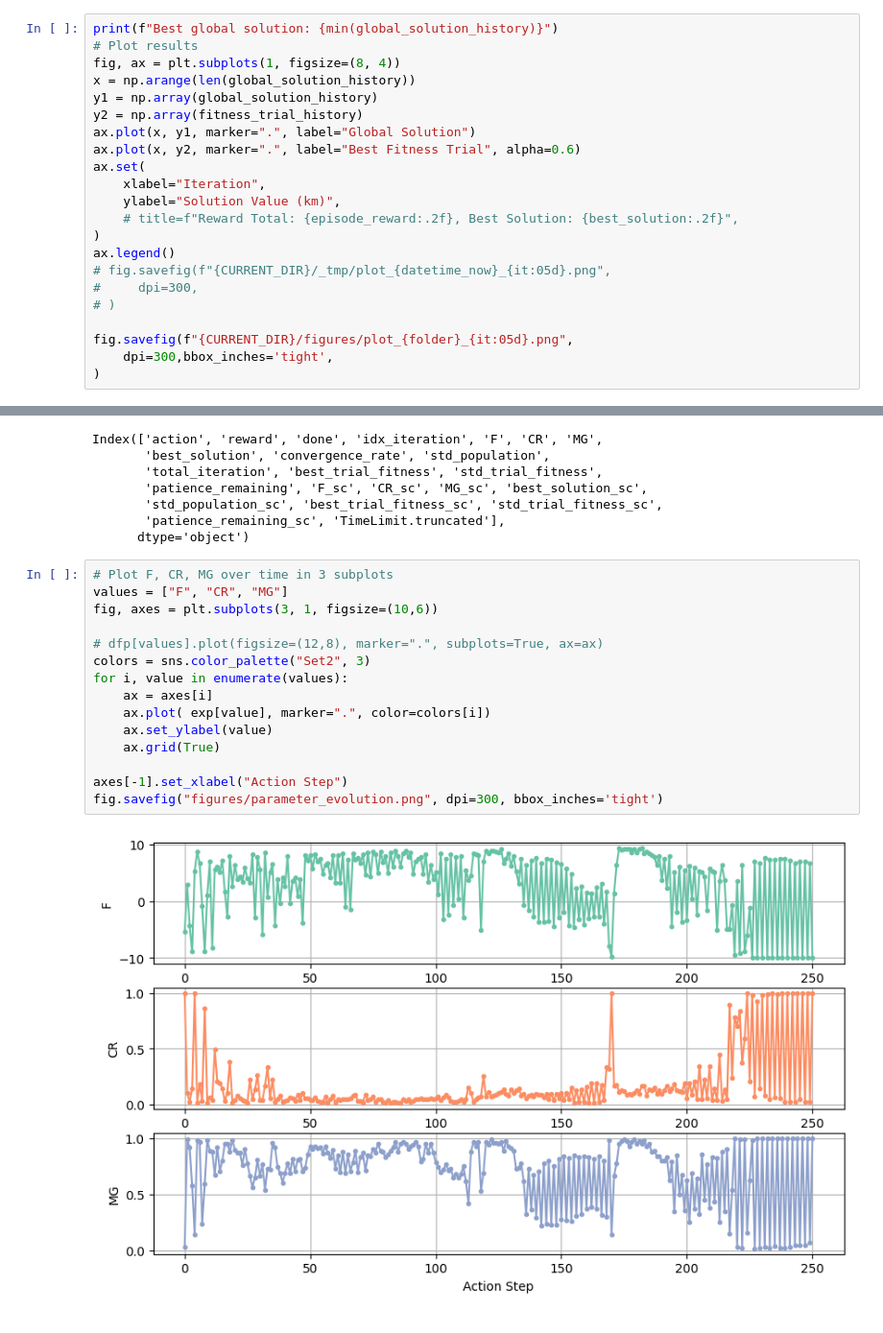
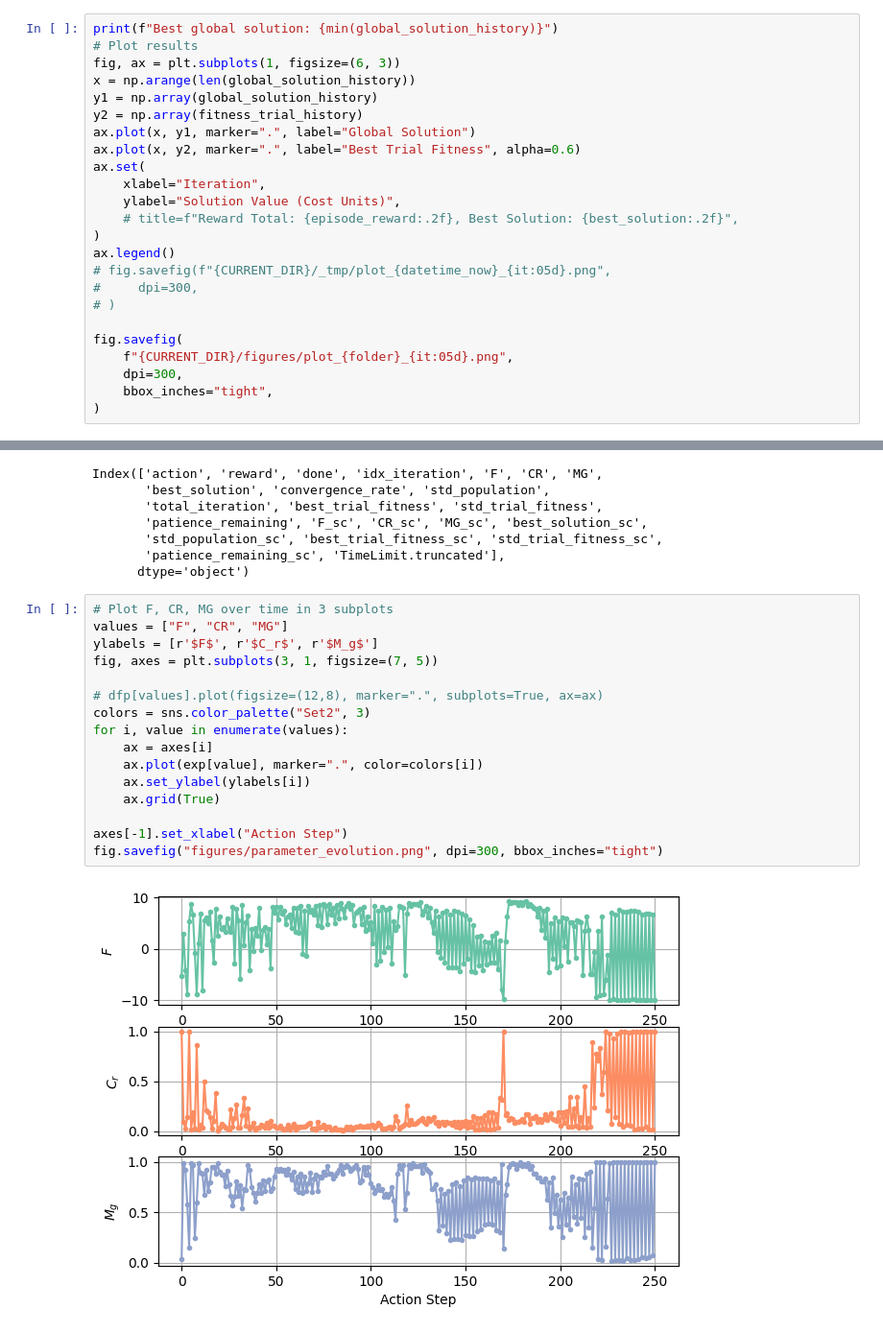
Before and after one commit to warisa-cmu/rl-meta-test, a Jupyter notebook: src/P02_MSIE/T11_refactor/replay_experience.ipynb, the cells around one changed output, grey strips where cells are left out. Shown at 96% size. Cells and saved outputs as stored; diff of their text form.

```diff
--- a/src/P02_MSIE/T11_refactor/replay_experience.ipynb
+++ b/src/P02_MSIE/T11_refactor/replay_experience.ipynb
@@ -49,15 +51,15 @@ Episode Reward: 36.547205, Episode Length: 252, Best Solution: 191.8136197786559
 # %%
 print(f"Best global solution: {min(global_solution_history)}")
 # Plot results
-fig, ax = plt.subplots(1, figsize=(8, 4))
+fig, ax = plt.subplots(1, figsize=(6, 3))
 x = np.arange(len(global_solution_history))
 y1 = np.array(global_solution_history)
 y2 = np.array(fitness_trial_history)
 ax.plot(x, y1, marker=".", label="Global Solution")
-ax.plot(x, y2, marker=".", label="Best Fitness Trial", alpha=0.6)
+ax.plot(x, y2, marker=".", label="Best Trial Fitness", alpha=0.6)
 ax.set(
     xlabel="Iteration",
-    ylabel="Solution Value (km)",
+    ylabel="Solution Value (Cost Units)",
     # title=f"Reward Total: {episode_reward:.2f}, Best Solution: {best_solution:.2f}",
 )
 ax.legend()
@@ -65,8 +67,10 @@ ax.legend()
 #     dpi=300,
 # )
 
-fig.savefig(f"{CURRENT_DIR}/figures/plot_{folder}_{it:05d}.png",
-    dpi=300,bbox_inches='tight',
+fig.savefig(
+    f"{CURRENT_DIR}/figures/plot_{folder}_{it:05d}.png",
+    dpi=300,
+    bbox_inches="tight",
 )
 # %% [output]
 Best global solution: 191.81361977865598
@@ -112,17 +116,18 @@ Index(['action', 'reward', 'done', 'idx_iteration', 'F', 'CR', 'MG',
 # %%
 # Plot F, CR, MG over time in 3 subplots
 values = ["F", "CR", "MG"]
-fig, axes = plt.subplots(3, 1, figsize=(10,6))
+ylabels = [r'$F$', r'$C_r$', r'$M_g$']
+fig, axes = plt.subplots(3, 1, figsize=(7, 5))
 
 # dfp[values].plot(figsize=(12,8), marker=".", subplots=True, ax=ax)
 colors = sns.color_palette("Set2", 3)
 for i, value in enumerate(values):
     ax = axes[i]
-    ax.plot( exp[value], marker=".", color=colors[i])
-    ax.set_ylabel(value)
+    ax.plot(exp[value], marker=".", color=colors[i])
+    ax.set_ylabel(ylabels[i])
     ax.grid(True)
 
 axes[-1].set_xlabel("Action Step")
-fig.savefig("figures/parameter_evolution.png", dpi=300, bbox_inches='tight')
+fig.savefig("figures/parameter_evolution.png", dpi=300, bbox_inches="tight")
 # %% [output]
-[figure, old version]
+[figure, new version]
```
Also changed, not shown: parts of 3 cells of this notebook, 6 other files.
